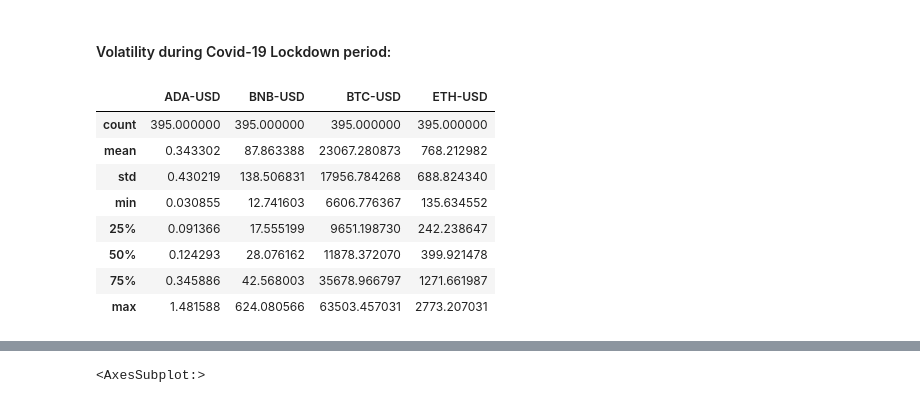
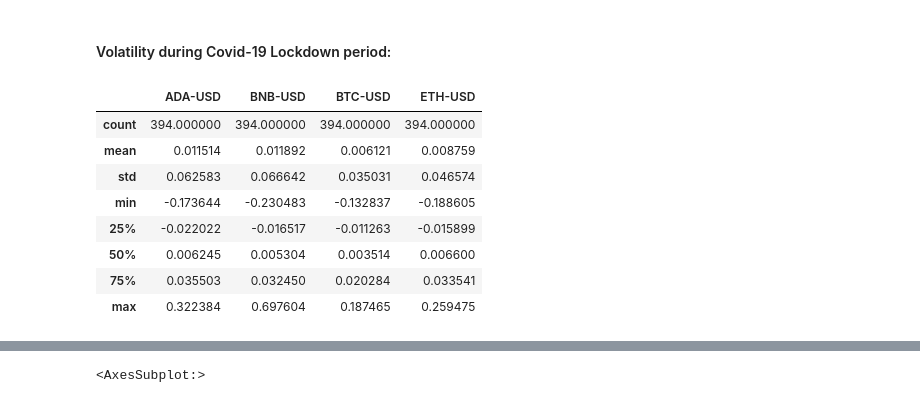
Before and after one commit to DDEEEVV/Project-101-CryptoAnalysis, a Jupyter notebook: crypyo_analysis_project.ipynb, the cells around one changed output, grey strips where cells are left out. Saved outputs shown, nothing was run; the diff lists cells and outputs as text; code cells hidden in the pictures.

```diff
--- a/crypyo_analysis_project.ipynb
+++ b/crypyo_analysis_project.ipynb
@@ -178,17 +192,19 @@ closing_prices_during_lockdown.hvplot(
 # %% [markdown]
 #### Volatility during Covid-19 Lockdown period:
 # %%
-#Volatility is a measure of change in the price of an asset over time. The higher the standard deviation, the more volatile an asset is.
+# Volatility is a measure of change in the price of an asset over time. The higher the standard deviation, the more volatile an asset is.
 # By using the describe function we can have a better understanding of the overall performance during this period
 
-crypto_data_during_lockdown.Close.describe()
+daily_returns_during_lockdown.describe()
+
+# We can see from the Standard deviation that Binance has a higher volatility than the rest of the other Cryptos!
 # %% [output]
 |  | ADA-USD | BNB-USD | BTC-USD | ETH-USD |
-| count | 395.000000 | 395.000000 | 395.000000 | 395.000000 |
-| mean | 0.343302 | 87.863388 | 23067.280873 | 768.212982 |
-| std | 0.430219 | 138.506831 | 17956.784268 | 688.824340 |
-| min | 0.030855 | 12.741603 | 6606.776367 | 135.634552 |
-| 25% | 0.091366 | 17.555199 | 9651.198730 | 242.238647 |
-| 50% | 0.124293 | 28.076162 | 11878.372070 | 399.921478 |
-| 75% | 0.345886 | 42.568003 | 35678.966797 | 1271.661987 |
-| max | 1.481588 | 624.080566 | 63503.457031 | 2773.207031 |
+| count | 394.000000 | 394.000000 | 394.000000 | 394.000000 |
+| mean | 0.011514 | 0.011892 | 0.006121 | 0.008759 |
+| std | 0.062583 | 0.066642 | 0.035031 | 0.046574 |
+| min | -0.173644 | -0.230483 | -0.132837 | -0.188605 |
+| 25% | -0.022022 | -0.016517 | -0.011263 | -0.015899 |
+| 50% | 0.006245 | 0.005304 | 0.003514 | 0.006600 |
+| 75% | 0.035503 | 0.032450 | 0.020284 | 0.033541 |
+| max | 0.322384 | 0.697604 | 0.187465 | 0.259475 |
```
Also changed, not shown: parts of 11 cells of this notebook.
